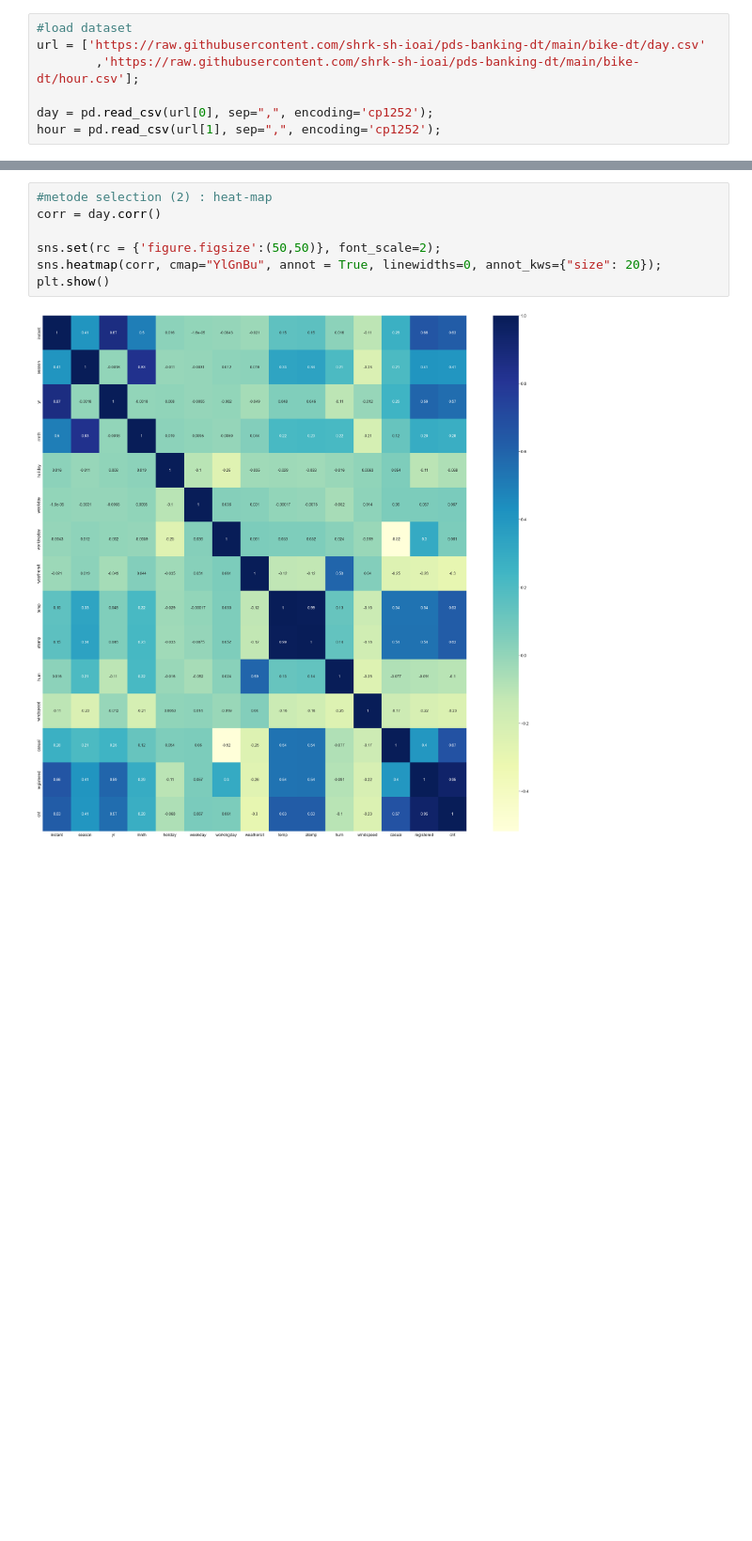
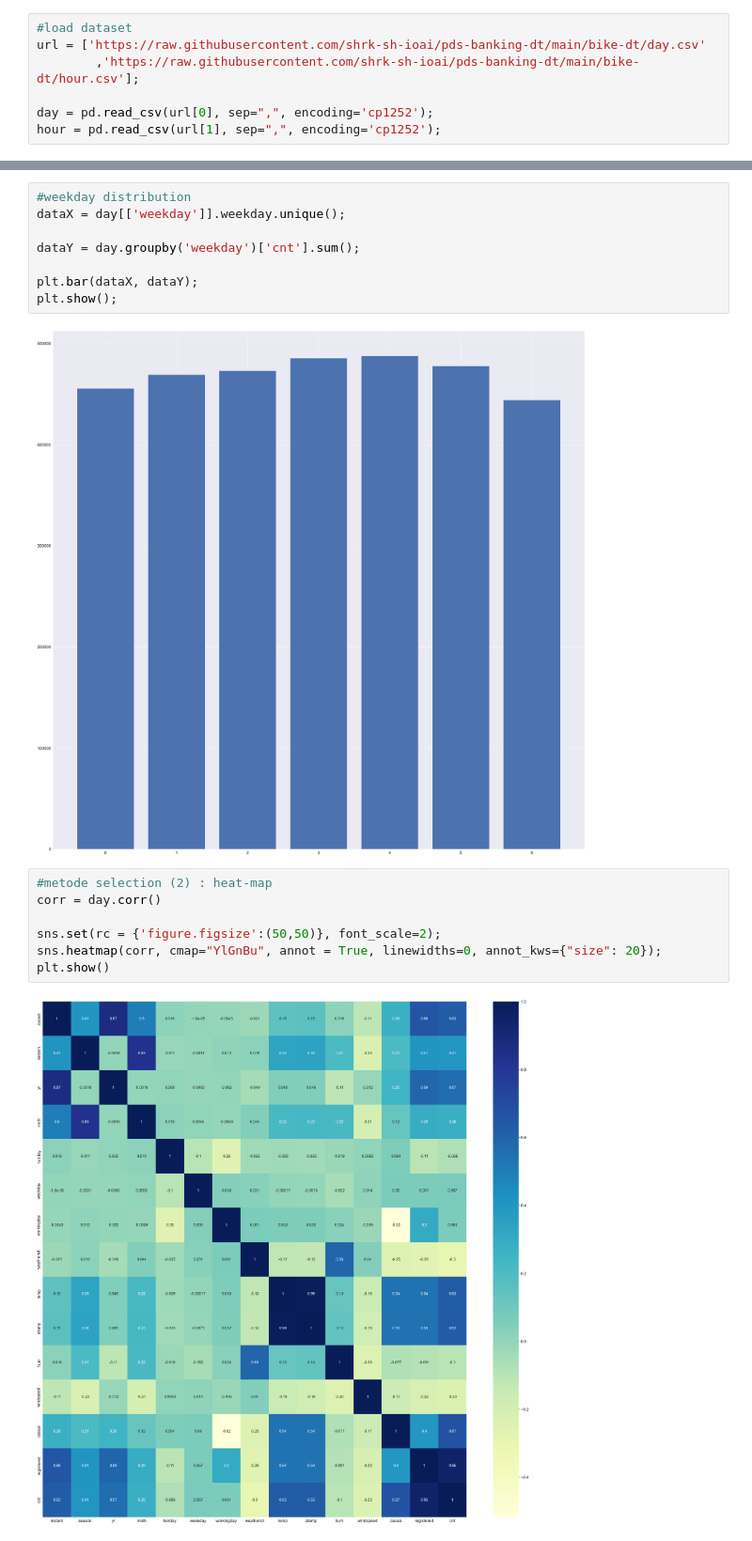
Before and after one commit to William-Surya-Wijaya/pds-banking-dt, a Jupyter notebook: tugas-bike/data-expl/T09_01.ipynb, the cells around one changed output, grey strips where cells are left out. Shown at 94% size. Saved outputs shown, nothing was run; the diff lists cells and outputs as text; blank space fills up the shorter version.

```diff
--- a/tugas-bike/data-expl/T09_01.ipynb
+++ b/tugas-bike/data-expl/T09_01.ipynb
@@ -46,3 +76,13 @@ Index(['mnth', 'weekday', 'casual', 'registered'], dtype='object')
+# %%
+#weekday distribution
+dataX = day[['weekday']].weekday.unique();
+
+dataY = day.groupby('weekday')['cnt'].sum();
+
+plt.bar(dataX, dataY);
+plt.show();
+# %% [output]
+[figure, added]
 # %%
 #metode selection (2) : heat-map
 corr = day.corr()
```
Also changed, not shown: parts of 9 cells of this notebook, 11 other files.
